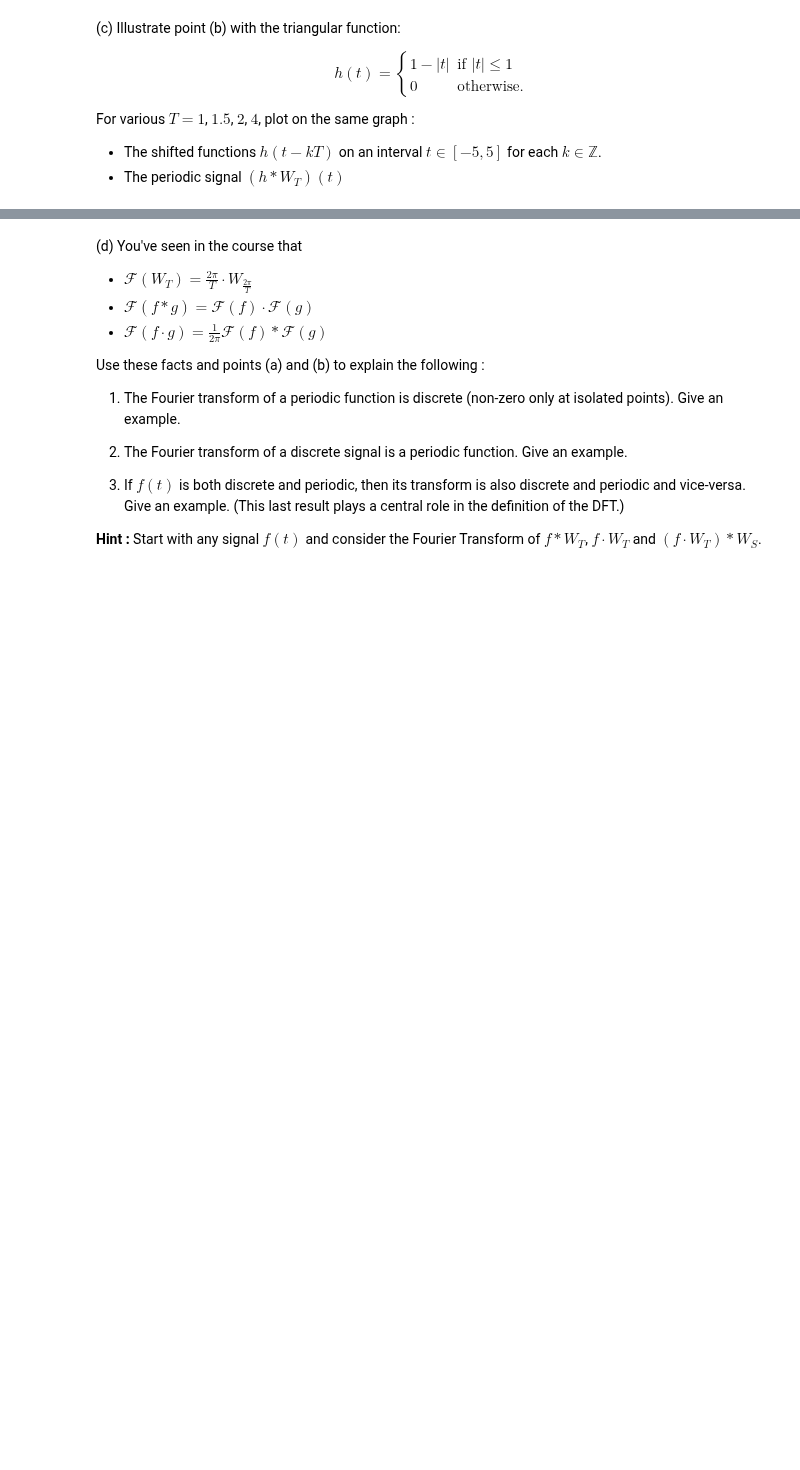
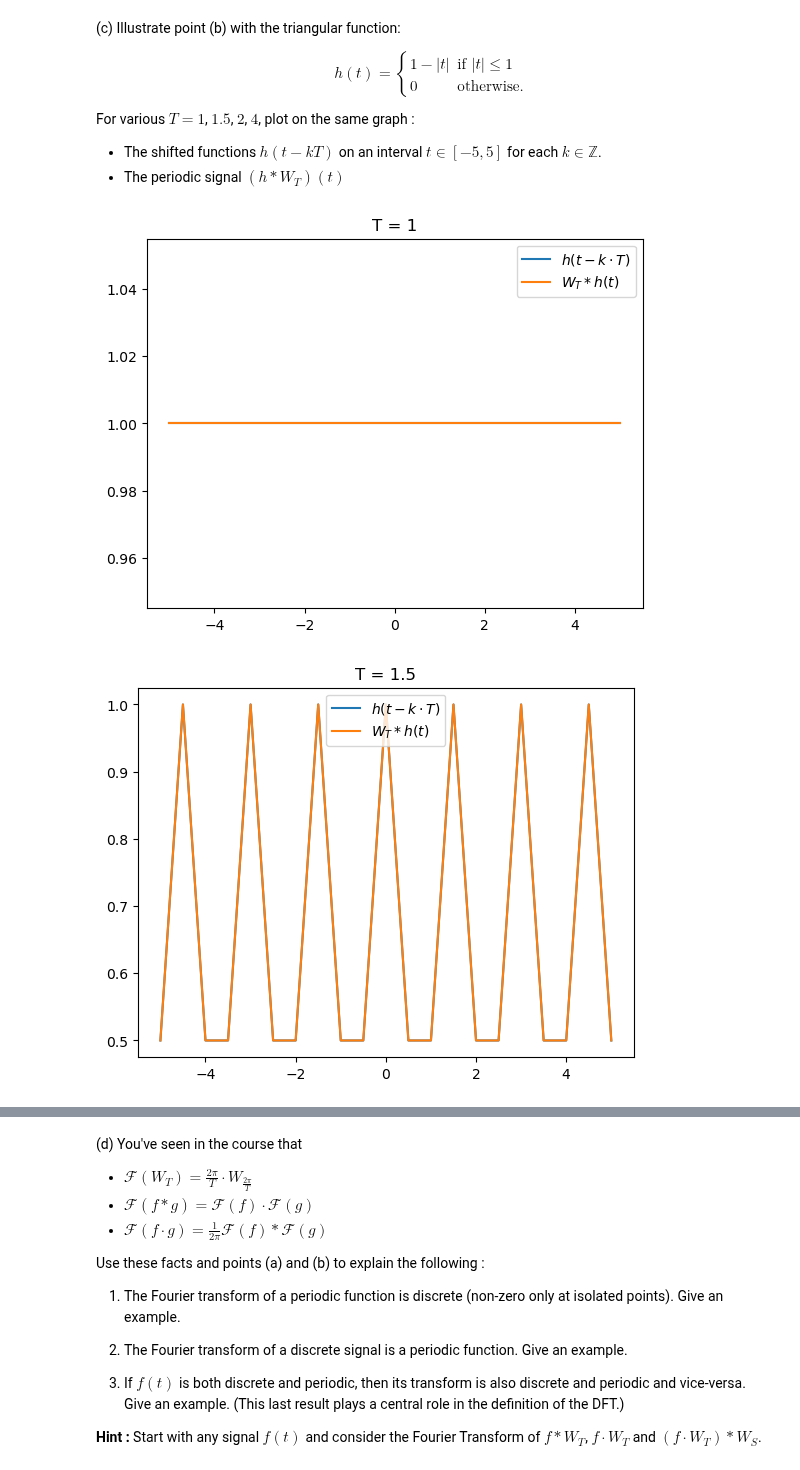
Before and after one commit to Arkanthara/digital_image_processing, a Jupyter notebook: TP9_donnet_michel.ipynb, the cells around one changed output, grey strips where cells are left out. Saved outputs shown, nothing was run; the diff lists cells and outputs as text; code cells hidden in the pictures; blank space fills up the shorter version.

```diff
--- a/TP9_donnet_michel.ipynb
+++ b/TP9_donnet_michel.ipynb
@@ -422,3 +438,40 @@ For various $T = 1$, $1.5$, $2$, $4$, plot on the same graph :
 
 - The shifted functions $h(t - kT)$ on an interval $t \in [-5, 5]$ for each $k \in \mathbb{Z}$.
 - The periodic signal $(h * W_T)(t)$
+# %%
+def h(t: np.ndarray) -> np.ndarray:
+    mask = ((t <= 1) & (t >= -1)).astype(int)
+    result = t * mask
+    result[result < 0] = -result[result < 0]
+    result = 1 - result
+    result *= mask
+    return result
+
+def h_2(t: np.ndarray, T: float, min: int = -5, max: int = 5) -> np.ndarray:
+    result = np.zeros(t.shape)
+    for k in range(min, max + 1):
+        result += h(t - k * T)
+    return result
+
+def delta(t: np.ndarray) -> np.ndarray:
+    return (t == 0).astype(int)
+
+def W_T(t: np.ndarray, T: float, min: int = -5, max: int = 5) -> np.ndarray:
+    result = np.zeros(t.shape)
+    for k in range(min, max + 1):
+        result += delta(t - k * T)
+    return result
+
+t = np.linspace(-5, 5, 201)
+T = [1, 1.5, 2, 4]
+
+for i in T:
+    plt.figure()
+    plt.title(f"T = {i}")
+    plt.plot(t, h_2(t, i), label="$h(t - k \cdot T)$")
+    plt.plot(t, np.convolve(h(t), W_T(t, i), mode='same'), label="$W_T * h(t)$")
+    plt.legend()
+    plt.show()
+# %% [output]
+[figure, added]
+[figure, added]
```
Also changed, not shown: parts of 2 cells of this notebook.
